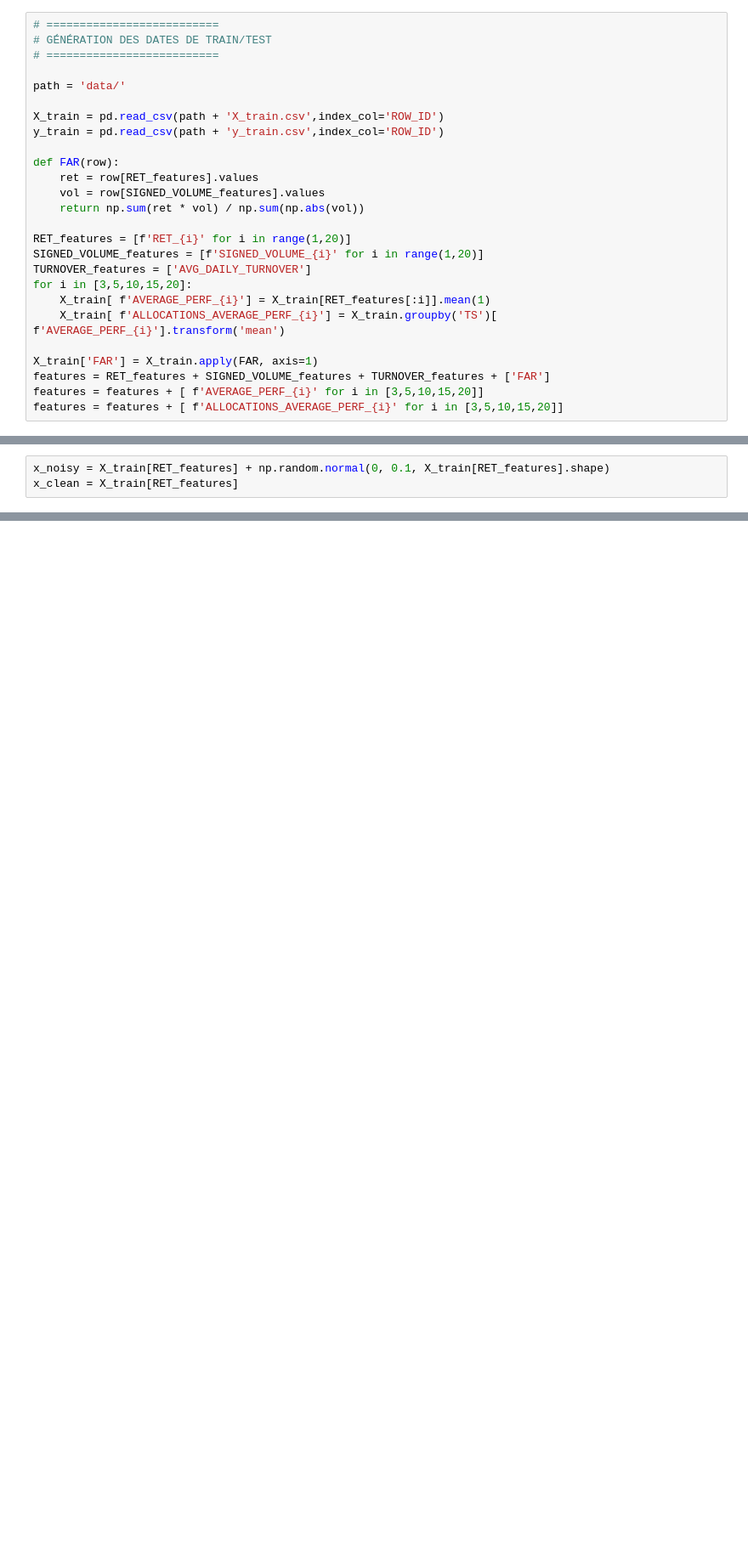
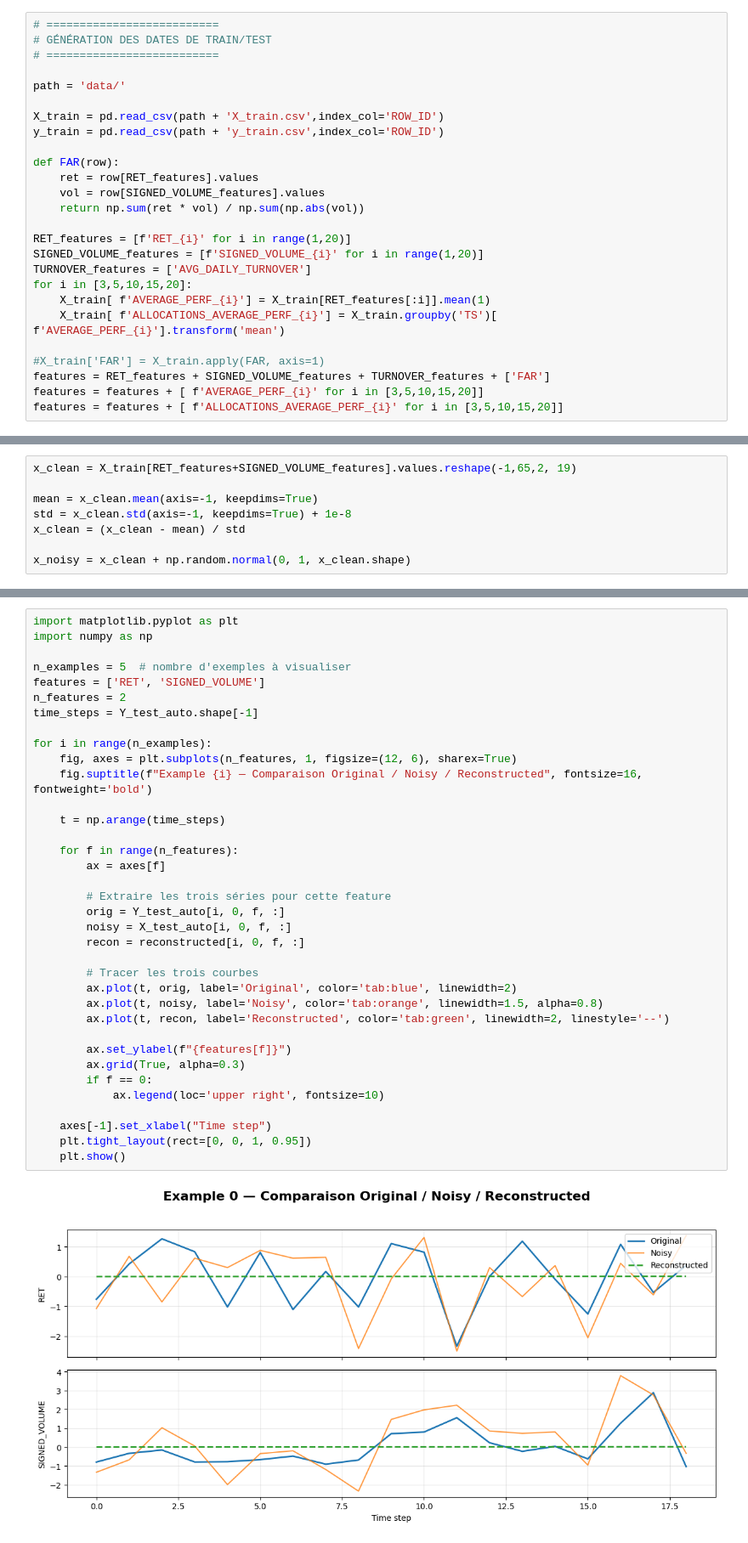
Before and after one commit to albertoconador/QRT_kaggle_10_25, a Jupyter notebook: autoencoder.ipynb, the cells around one changed output, grey strips where cells are left out. Shown at 85% size. Cells and saved outputs as stored; diff of their text form; blank space fills up the shorter version.

Commit message:
auto encoder

```diff
--- a/autoencoder.ipynb
+++ b/autoencoder.ipynb
@@ -30,7 +40,7 @@ for i in [3,5,10,15,20]:
     X_train[ f'AVERAGE_PERF_{i}'] = X_train[RET_features[:i]].mean(1)
     X_train[ f'ALLOCATIONS_AVERAGE_PERF_{i}'] = X_train.groupby('TS')[ f'AVERAGE_PERF_{i}'].transform('mean')
 
-X_train['FAR'] = X_train.apply(FAR, axis=1)
+#X_train['FAR'] = X_train.apply(FAR, axis=1)
 features = RET_features + SIGNED_VOLUME_features + TURNOVER_features + ['FAR']
 features = features + [ f'AVERAGE_PERF_{i}' for i in [3,5,10,15,20]]
 features = features + [ f'ALLOCATIONS_AVERAGE_PERF_{i}' for i in [3,5,10,15,20]]
@@ -50,3 +47,8 @@ model.compile(optimizer='adam', loss='mse')
 # %%
-x_noisy = X_train[RET_features] + np.random.normal(0, 0.1, X_train[RET_features].shape)
-x_clean = X_train[RET_features]
+x_clean = X_train[RET_features+SIGNED_VOLUME_features].values.reshape(-1,65,2, 19)
+
+mean = x_clean.mean(axis=-1, keepdims=True)
+std = x_clean.std(axis=-1, keepdims=True) + 1e-8
+x_clean = (x_clean - mean) / std
+
+x_noisy = x_clean + np.random.normal(0, 1, x_clean.shape)
@@ -52,0 +251,38 @@ x_clean = X_train[RET_features]
+# %%
+import matplotlib.pyplot as plt
+import numpy as np
+
+n_examples = 5  # nombre d'exemples à visualiser
+features = ['RET', 'SIGNED_VOLUME']
+n_features = 2
+time_steps = Y_test_auto.shape[-1]
+
+for i in range(n_examples):
+    fig, axes = plt.subplots(n_features, 1, figsize=(12, 6), sharex=True)
+    fig.suptitle(f"Example {i} — Comparaison Original / Noisy / Reconstructed", fontsize=16, fontweight='bold')
+
+    t = np.arange(time_steps)
+
+    for f in range(n_features):
+        ax = axes[f]
+
+        # Extraire les trois séries pour cette feature
+        orig = Y_test_auto[i, 0, f, :]
+        noisy = X_test_auto[i, 0, f, :]
+        recon = reconstructed[i, 0, f, :]
+
+        # Tracer les trois courbes
+        ax.plot(t, orig, label='Original', color='tab:blue', linewidth=2)
+        ax.plot(t, noisy, label='Noisy', color='tab:orange', linewidth=1.5, alpha=0.8)
+        ax.plot(t, recon, label='Reconstructed', color='tab:green', linewidth=2, linestyle='--')
+
+        ax.set_ylabel(f"{features[f]}")
+        ax.grid(True, alpha=0.3)
+        if f == 0:
+            ax.legend(loc='upper right', fontsize=10)
+
+    axes[-1].set_xlabel("Time step")
+    plt.tight_layout(rect=[0, 0, 1, 0.95])
+    plt.show()
+# %% [output]
+[figure, added]
```
Also changed, not shown: parts of 6 cells of this notebook, 1 other file.
